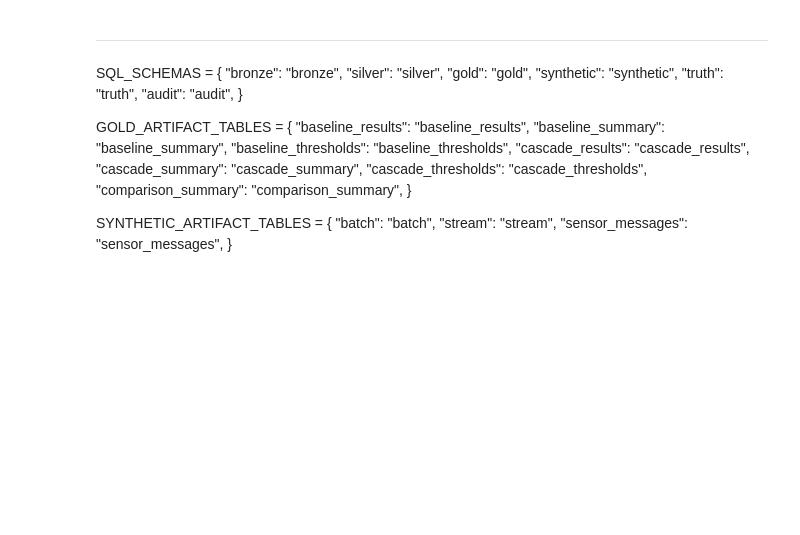
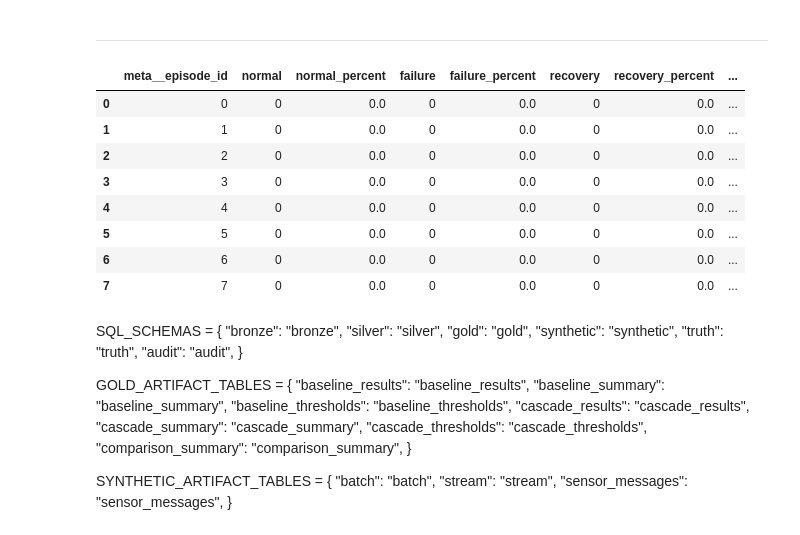
Before and after one commit to DCook-WGU/dcook-wgu-capstone-unified-predictive-maintenance-pipeline, a Jupyter notebook: notebooks/eda/EDA_Notebook_Pump_Silver_02_EDA.ipynb, the cells around one changed output. Cells and saved outputs as stored; diff of their text form; code cells hidden in the pictures; blank space fills up the shorter version.

Commit message:
synthetic data generator updates

```diff
--- a/notebooks/eda/EDA_Notebook_Pump_Silver_02_EDA.ipynb
+++ b/notebooks/eda/EDA_Notebook_Pump_Silver_02_EDA.ipynb
@@ -2533,8 +2938,14 @@ silver_eda_truth = update_truth_section(
         "pca_sample_row_count": int(PCA_SAMPLE_ROW_COUNT) if "PCA_SAMPLE_ROW_COUNT" in globals() else None,
         "impute_sample_row_count": int(IMPUTE_SAMPLE_ROW_COUNT) if "IMPUTE_SAMPLE_ROW_COUNT" in globals() else None,
         "parent_truth_hash": SILVER_TRUTH_HASH,
+        "episode_status_state_stats": (
+            EPISODE_STATUS_STATE_STATS_PAYLOAD
+                if "EPISODE_STATUS_STATE_STATS_PAYLOAD" in globals()
+                else None
+        ),
     },
 )
+
 
 
 artifact_paths_payload = {
@@ -2551,6 +2962,9 @@ artifact_paths_payload = {
     "anomaly_onsets_path": str(onsets_path) if "onsets_path" in globals() else None,
     "pca_table_path": str(pca_table_path) if "pca_table_path" in globals() else None,
     "pca_plot_path": str(pca_plot_path) if "pca_plot_path" in globals() else None,
+
+    "episode_status_counts_path": str(episode_status_counts_path)
+        if "episode_status_counts_path" in globals() else None,
 
     # Base state profiles
     "feature_profile_normal_path": str(feature_profile_normal_path),
@@ -2632,3 +3059,21 @@ Find logs at: /workspace/wandb/wandb/run-20260318_050434-4135z6ul/logs
+# %%
+episode_status_payload = pull_episode_status_state_stats_from_truth(silver_eda_truth_record)
+
+episode_status_counts_df = pd.DataFrame(
+    episode_status_payload["episode_status_counts_records"]
+)
+
+display(episode_status_counts_df)
+# %% [output]
+|  | meta__episode_id | normal | normal_percent | failure | failure_percent | recovery | recovery_percent | ... |
+| 0 | 0 | 0 | 0.0 | 0 | 0.0 | 0 | 0.0 | ... |
+| 1 | 1 | 0 | 0.0 | 0 | 0.0 | 0 | 0.0 | ... |
+| 2 | 2 | 0 | 0.0 | 0 | 0.0 | 0 | 0.0 | ... |
+| 3 | 3 | 0 | 0.0 | 0 | 0.0 | 0 | 0.0 | ... |
+| 4 | 4 | 0 | 0.0 | 0 | 0.0 | 0 | 0.0 | ... |
+| 5 | 5 | 0 | 0.0 | 0 | 0.0 | 0 | 0.0 | ... |
+| 6 | 6 | 0 | 0.0 | 0 | 0.0 | 0 | 0.0 | ... |
+| 7 | 7 | 0 | 0.0 | 0 | 0.0 | 0 | 0.0 | ... |
 # %% [markdown]
 SQL_SCHEMAS = {
     "bronze": "bronze",
```
Also changed, not shown: parts of 26 cells of this notebook, 31 other files.
